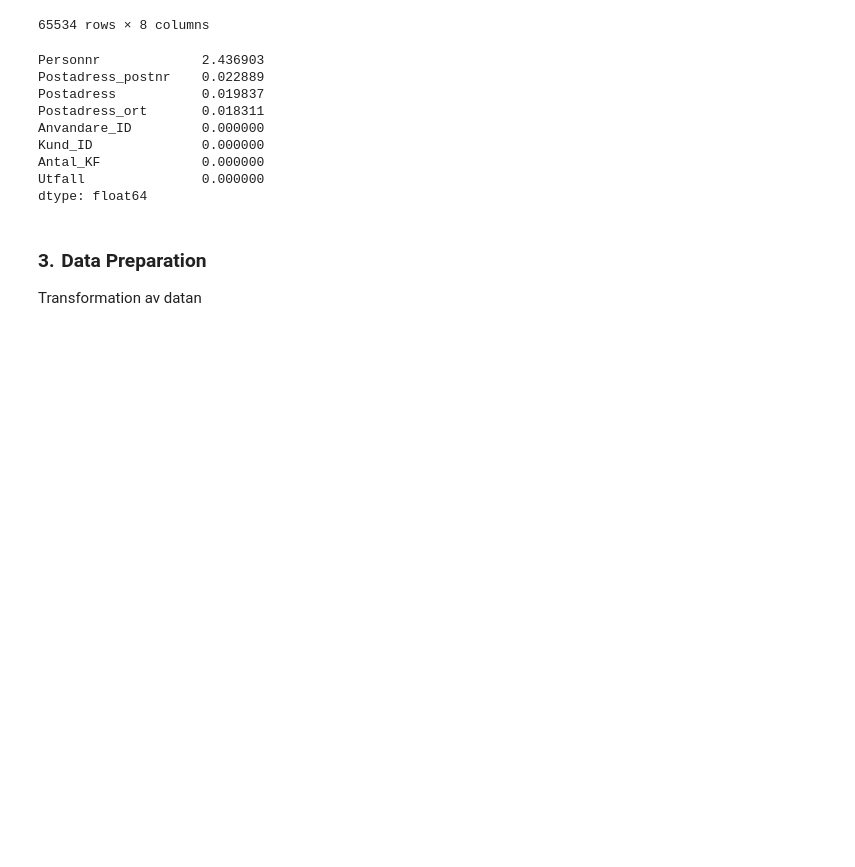
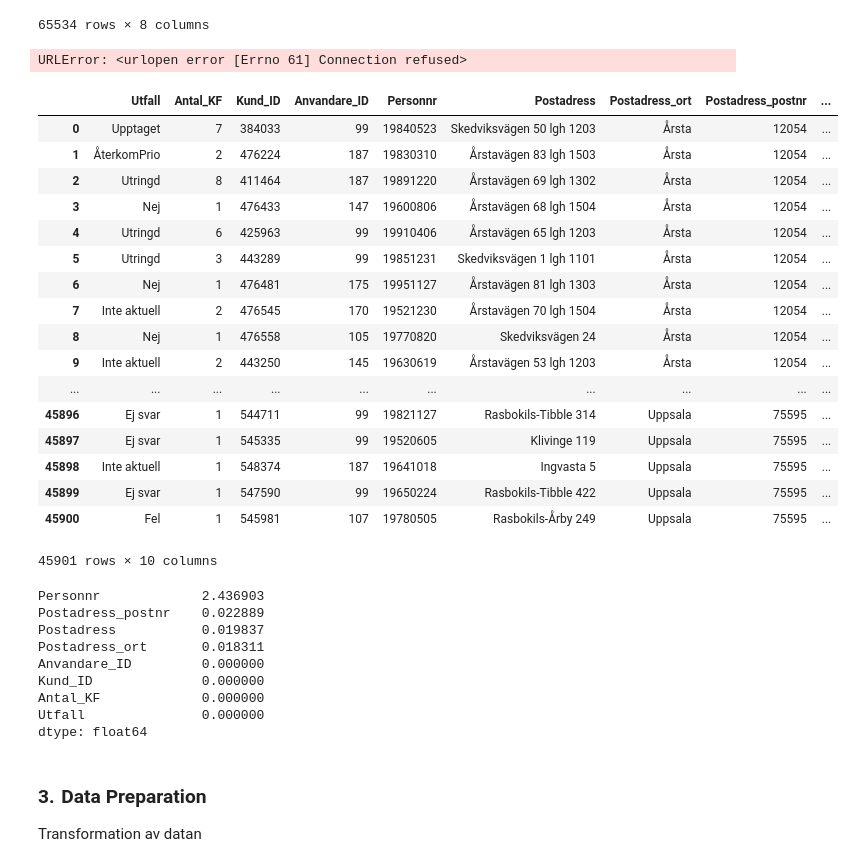
Before and after one commit to thejool/c-uppsats, a Jupyter notebook: Iteration1.ipynb, the cells around one changed output. Saved outputs shown, nothing was run; the diff lists cells and outputs as text; code cells hidden in the pictures; blank space fills up the shorter version.

```diff
--- a/Iteration1.ipynb
+++ b/Iteration1.ipynb
@@ -32,3 +36,59 @@ df
 | 65532 | Fel | 1 | 556258 | 107 | 19851231 | Finntorpsvägen 7 lgh 1404 | Nacka | 13136 |
 | 65533 | Inte aktuell | 1 | 558360 | 186 | 19871015 | Ugglevägen 1 C lgh 1202 | Nacka | 13144 |
 65534 rows × 8 columns
+# %%
+postal = df.drop_duplicates(subset='Postadress_postnr', keep='first')
+postal = postal.reset_index()
+postal = postal.dropna(subset=['Postadress_postnr'])
+
+apiURL = 'http://yourmoneyisnowmymoney.com/api/zipcodes/?zipcode='
+
+lat = []
+lng = []
+
+i = 0
+for index, row in postal.iterrows():
+    i = i + 1
+    html = urllib.request.urlopen(apiURL + row['Postadress_postnr'])
+
+    result = json.load(html)
+
+    if result['results']:
+        lat.append(result['results'][0]['lat'])
+        lng.append(result['results'][0]['lng'])
+    else:
+        lat.append(0)
+        lng.append(0)
+
+postal['Latitud'] = lat
+postal['Longitud'] = lng
+postal
+# %% [output]
+URLError: <urlopen error [Errno 61] Connection refused>
+# %%
+postal2 = pd.DataFrame(postal[:924], columns=['Postadress_postnr'])
+postal2['Lat'] = lat
+postal2['Lng'] = lng
+
+dfTest = df
+dfPostal = pd.merge(dfTest, postal2, on='Postadress_postnr')
+dfPostal
+# %% [output]
+|  | Utfall | Antal_KF | Kund_ID | Anvandare_ID | Personnr | Postadress | Postadress_ort | Postadress_postnr | ... |
+| 0 | Upptaget | 7 | 384033 | 99 | 19840523 | Skedviksvägen 50 lgh 1203 | Årsta | 12054 | ... |
+| 1 | ÅterkomPrio | 2 | 476224 | 187 | 19830310 | Årstavägen 83 lgh 1503 | Årsta | 12054 | ... |
+| 2 | Utringd | 8 | 411464 | 187 | 19891220 | Årstavägen 69 lgh 1302 | Årsta | 12054 | ... |
+| 3 | Nej | 1 | 476433 | 147 | 19600806 | Årstavägen 68 lgh 1504 | Årsta | 12054 | ... |
+| 4 | Utringd | 6 | 425963 | 99 | 19910406 | Årstavägen 65 lgh 1203 | Årsta | 12054 | ... |
+| 5 | Utringd | 3 | 443289 | 99 | 19851231 | Skedviksvägen 1 lgh 1101 | Årsta | 12054 | ... |
+| 6 | Nej | 1 | 476481 | 175 | 19951127 | Årstavägen 81 lgh 1303 | Årsta | 12054 | ... |
+| 7 | Inte aktuell | 2 | 476545 | 170 | 19521230 | Årstavägen 70 lgh 1504 | Årsta | 12054 | ... |
+| 8 | Nej | 1 | 476558 | 105 | 19770820 | Skedviksvägen 24 | Årsta | 12054 | ... |
+| 9 | Inte aktuell | 2 | 443250 | 145 | 19630619 | Årstavägen 53 lgh 1203 | Årsta | 12054 | ... |
+| ... | ... | ... | ... | ... | ... | ... | ... | ... | ... |
+| 45896 | Ej svar | 1 | 544711 | 99 | 19821127 | Rasbokils-Tibble 314 | Uppsala | 75595 | ... |
+| 45897 | Ej svar | 1 | 545335 | 99 | 19520605 | Klivinge 119 | Uppsala | 75595 | ... |
+| 45898 | Inte aktuell | 1 | 548374 | 187 | 19641018 | Ingvasta 5 | Uppsala | 75595 | ... |
+| 45899 | Ej svar | 1 | 547590 | 99 | 19650224 | Rasbokils-Tibble 422 | Uppsala | 75595 | ... |
+| 45900 | Fel | 1 | 545981 | 107 | 19780505 | Rasbokils-Årby 249 | Uppsala | 75595 | ... |
+45901 rows × 10 columns
```
Also changed, not shown: parts of 8 cells of this notebook, 3 other files.
